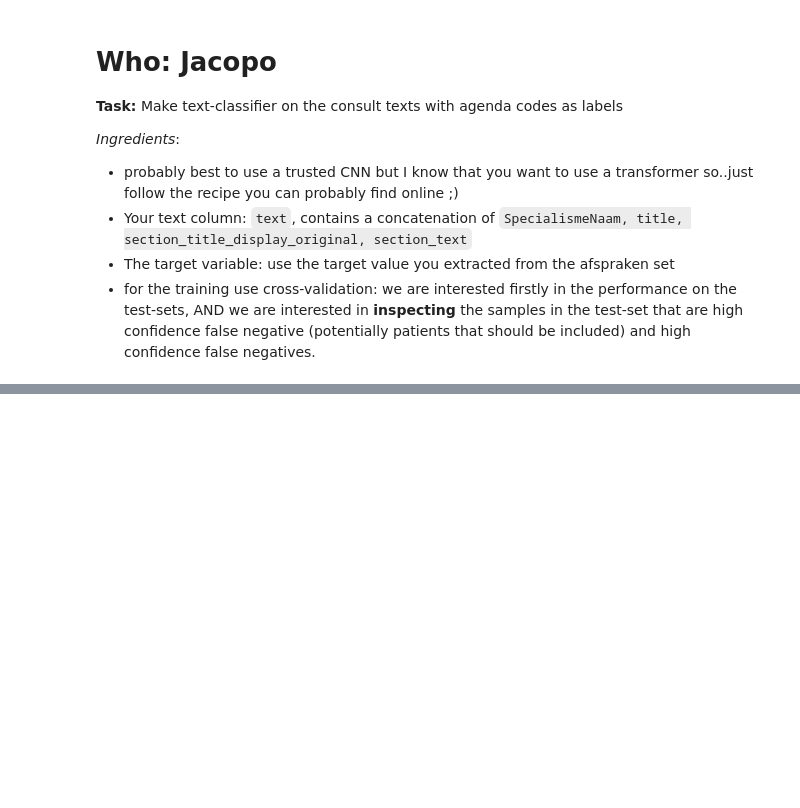
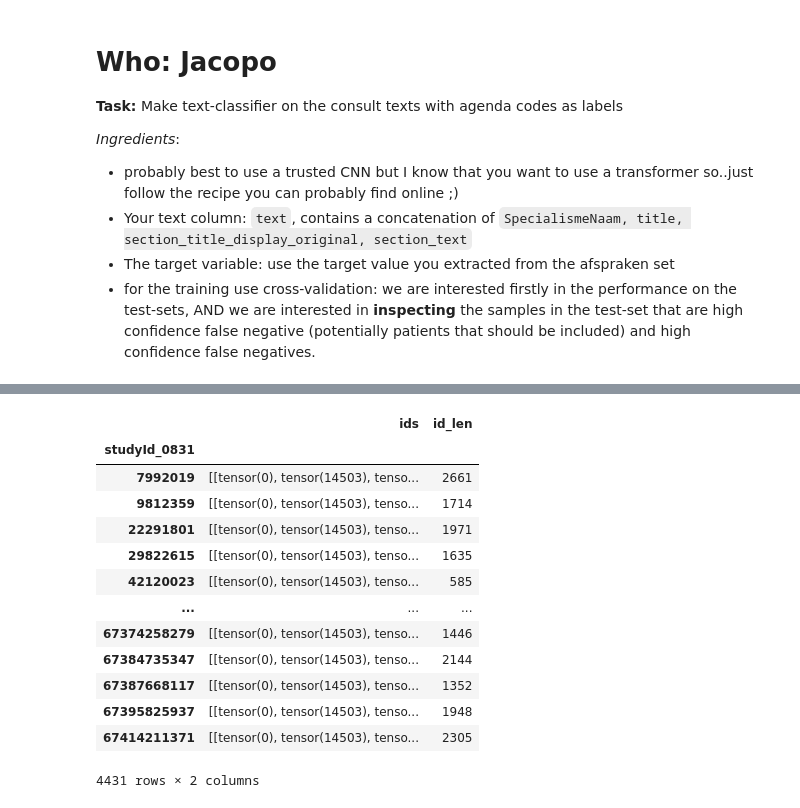
Before and after one commit to UPOD-datascience/ODIN, a Jupyter notebook: sandboxes/07_consults/consults_riskGroup_classifier.ipynb, the cells around one changed output, grey strips where cells are left out. Drawn from its saved outputs; the diff is of its cells as text; code cells hidden in the pictures; blank space fills up the shorter version.

```diff
--- a/sandboxes/07_consults/consults_riskGroup_classifier.ipynb
+++ b/sandboxes/07_consults/consults_riskGroup_classifier.ipynb
@@ -90,2 +142,19 @@ def to_ids(chunk):
 # %%
 df_cooked['ids'] = df_merged_f_g.text.apply(to_ids)
+df_cooked['id_len'] = df_cooked['ids'].apply(lambda x: x.shape[1])
+df_cooked
+# %% [output]
+|  | ids | id_len |
+| studyId_0831 |  |  |
+| 7992019 | [[tensor(0), tensor(14503), tenso... | 2661 |
+| 9812359 | [[tensor(0), tensor(14503), tenso... | 1714 |
+| 22291801 | [[tensor(0), tensor(14503), tenso... | 1971 |
+| 29822615 | [[tensor(0), tensor(14503), tenso... | 1635 |
+| 42120023 | [[tensor(0), tensor(14503), tenso... | 585 |
+| ... | ... | ... |
+| 67374258279 | [[tensor(0), tensor(14503), tenso... | 1446 |
+| 67384735347 | [[tensor(0), tensor(14503), tenso... | 2144 |
+| 67387668117 | [[tensor(0), tensor(14503), tenso... | 1352 |
+| 67395825937 | [[tensor(0), tensor(14503), tenso... | 1948 |
+| 67414211371 | [[tensor(0), tensor(14503), tenso... | 2305 |
+4431 rows × 2 columns
```
Also changed, not shown: parts of 32 cells of this notebook, 3 other files.
